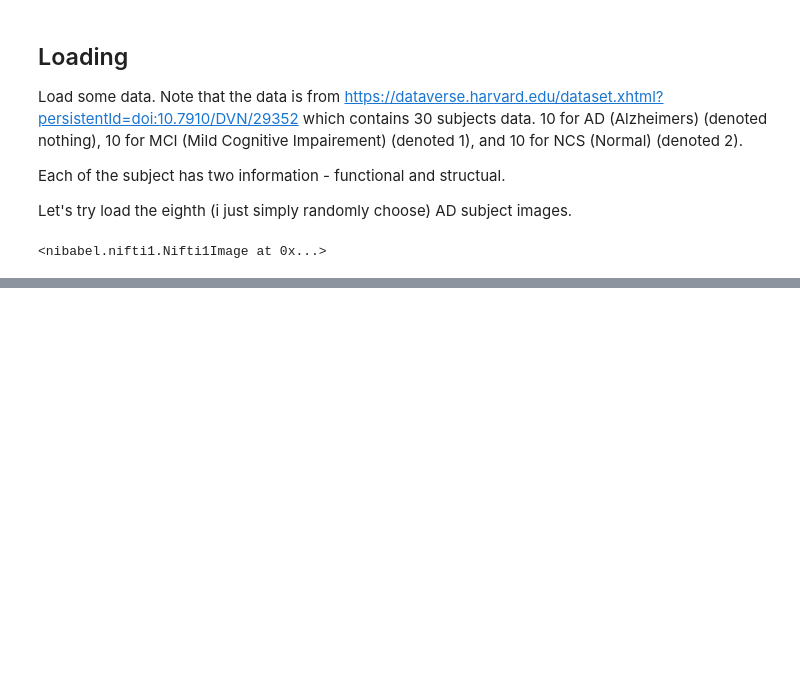
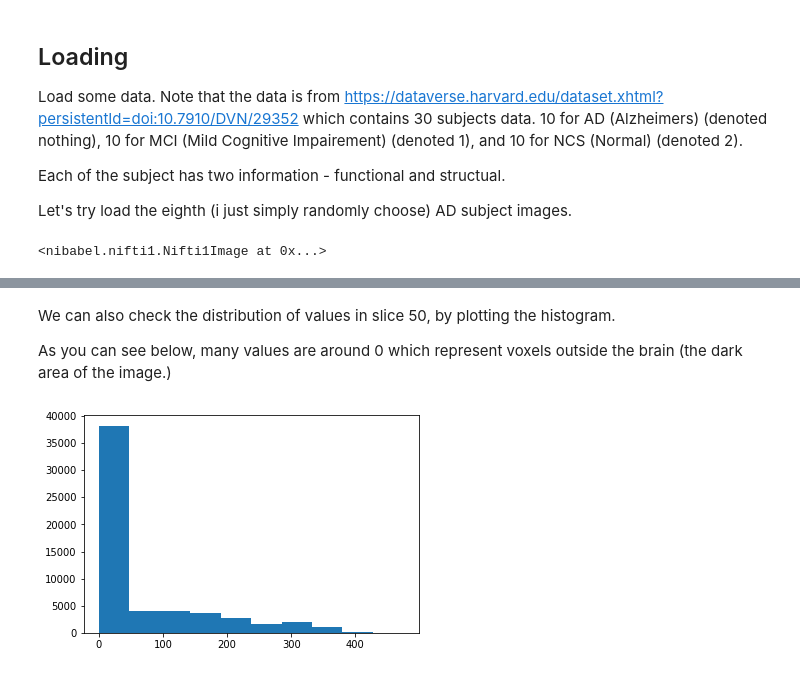
Before and after one commit to chaklam-silpasuwanchai/Python-for-Neuroimaging, a Jupyter notebook: 1. Loading fMRI images.ipynb, the cells around one changed output, grey strips where cells are left out. Saved outputs shown, nothing was run; the diff lists cells and outputs as text; code cells hidden in the pictures; blank space fills up the shorter version.

```diff
--- a/1. Loading fMRI images.ipynb
+++ b/1. Loading fMRI images.ipynb
@@ -31,0 +59,8 @@ t1w
+# %% [markdown]
+We can also check the distribution of values in slice 50, by plotting the histogram.
+
+As you can see below, many values are around 0 which represent voxels outside the brain (the dark area of the image.)
+# %%
+plt.hist(data[:, :, 50].ravel());
+# %% [output]
+[figure, added]
```
Also changed, not shown: parts of 13 cells of this notebook, 1 other file.
